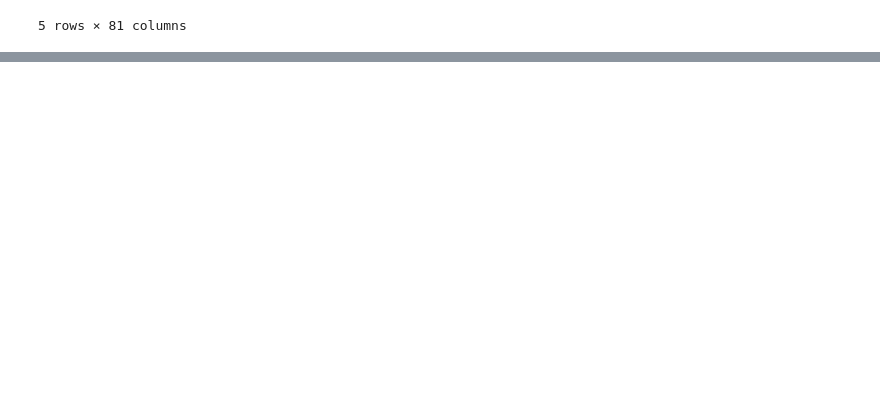
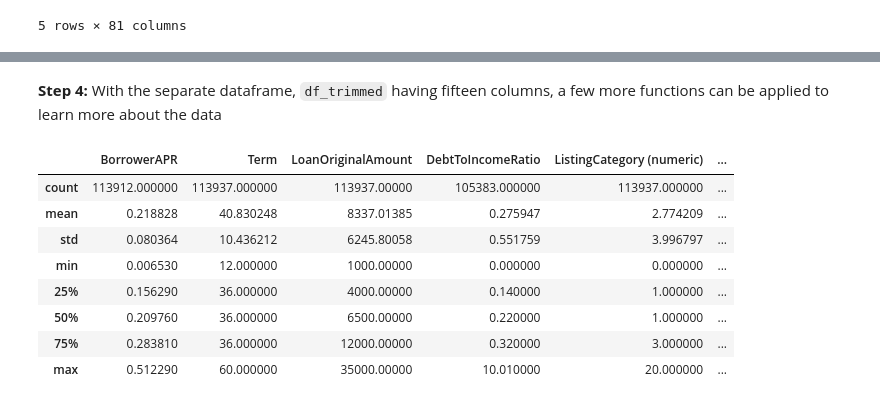
Before and after one commit to Jeff-VA/Udacity-Communicate-Data-Project, a Jupyter notebook: exploration_v2.ipynb, the cells around one changed output, grey strips where cells are left out. Drawn from its saved outputs; the diff is of its cells as text; code cells hidden in the pictures; blank space fills up the shorter version.

```diff
--- a/exploration_v2.ipynb
+++ b/exploration_v2.ipynb
@@ -20,0 +55,11 @@ df.head()
+# %%
+#create list of collumns to keep for analysis
+cols_to_keep = ['ListingKey', 'BorrowerAPR', 'Term', 'IncomeRange', 'EmploymentStatus',
+                'LoanOriginalAmount', 'DebtToIncomeRatio', 'ListingCategory (numeric)',
+                'IsBorrowerHomeowner', 'DelinquenciesLast7Years', 'AmountDelinquent']
+
+#assign queried collumns as df_trimmed variable
+df_trimmed = df[cols_to_keep]
+
+#confirm successful trim
+df_trimmed.info()
@@ -20,0 +83,15 @@ df.head()
+# %% [markdown]
+**Step 4:** With the separate dataframe, `df_trimmed` having fifteen columns, a few more functions can be applied to learn more about the data
+# %%
+#review distribution of data in variables
+df_trimmed.describe()
+# %% [output]
+|  | BorrowerAPR | Term | LoanOriginalAmount | DebtToIncomeRatio | ListingCategory (numeric) | ... |
+| count | 113912.000000 | 113937.000000 | 113937.00000 | 105383.000000 | 113937.000000 | ... |
+| mean | 0.218828 | 40.830248 | 8337.01385 | 0.275947 | 2.774209 | ... |
+| std | 0.080364 | 10.436212 | 6245.80058 | 0.551759 | 3.996797 | ... |
+| min | 0.006530 | 12.000000 | 1000.00000 | 0.000000 | 0.000000 | ... |
+| 25% | 0.156290 | 36.000000 | 4000.00000 | 0.140000 | 1.000000 | ... |
+| 50% | 0.209760 | 36.000000 | 6500.00000 | 0.220000 | 1.000000 | ... |
+| 75% | 0.283810 | 36.000000 | 12000.00000 | 0.320000 | 3.000000 | ... |
+| max | 0.512290 | 60.000000 | 35000.00000 | 10.010000 | 20.000000 | ... |
```
Also changed, not shown: parts of 20 cells of this notebook.
